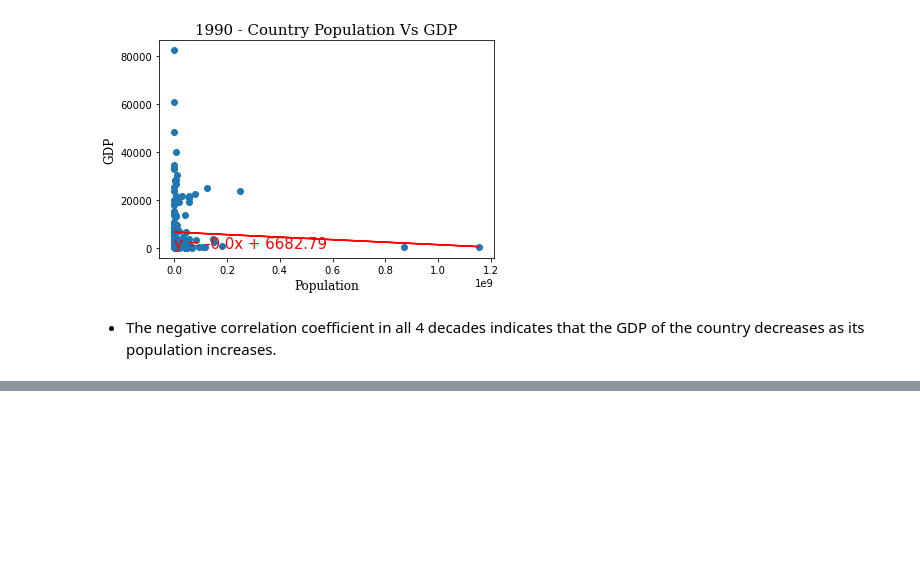
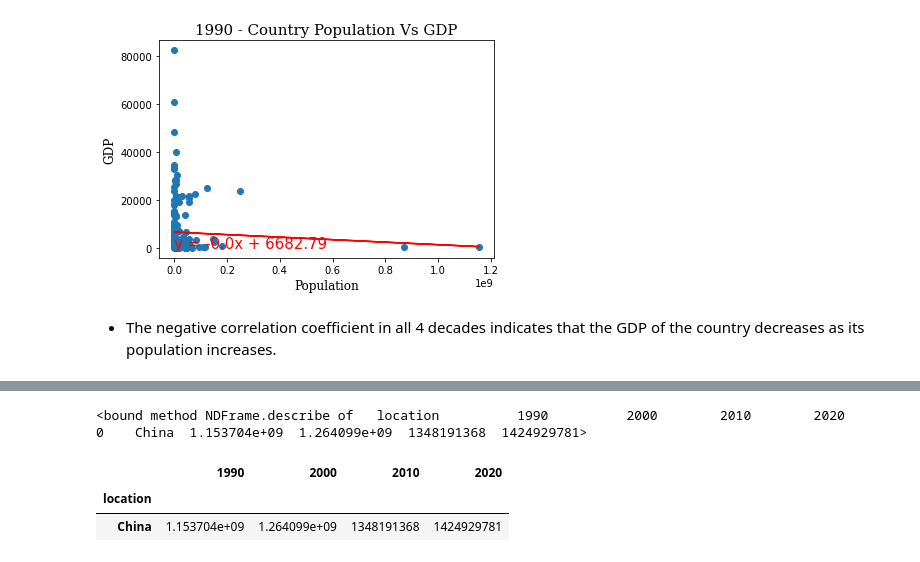
Before and after one commit to JLCessaty/DataTheExplorer, a Jupyter notebook: worldPopulation.ipynb, the cells around one changed output, grey strips where cells are left out. Saved outputs shown, nothing was run; the diff lists cells and outputs as text; code cells hidden in the pictures; blank space fills up the shorter version.

```diff
--- a/worldPopulation.ipynb
+++ b/worldPopulation.ipynb
@@ -1217,0 +1248,22 @@ plt.show()
+# %%
+chinapop= PopByDecade[(PopByDecade["location"] == 'China')]
+#chinapop = chinapop.set_index('location')
+chinapop.describe
+# %% [output]
+<bound method NDFrame.describe of   location          1990          2000        2010        2020
+0    China  1.153704e+09  1.264099e+09  1348191368  1424929781>
+# %%
+chinapop= PopByDecade.[(PopByDecade["location"] == 'China')]
+chinapop = chinapop.set_index('location')
+
+chinagdp = GdpByDecade.loc[(GdpByDecade["location"] == 'China')]
+chinagdp = chinagdp.set_index('location')
+chinapopGr = PopGrowthByDecade.loc[(PopGrowthByDecade["location"] == 'China')]
+chinapopGr = chinapopGr.set_index('location')
+chinagdpGr = gdpGrowthByDecade.loc[(gdpGrowthByDecade["location"] == 'China')]
+chinagdpGr = chinagdpGr.set_index('location')
+chinapop
+# %% [output]
+|  | 1990 | 2000 | 2010 | 2020 |
+| location |  |  |  |  |
+| China | 1.153704e+09 | 1.264099e+09 | 1348191368 | 1424929781 |
```
Also changed, not shown: parts of 22 cells of this notebook, 19 other files.
